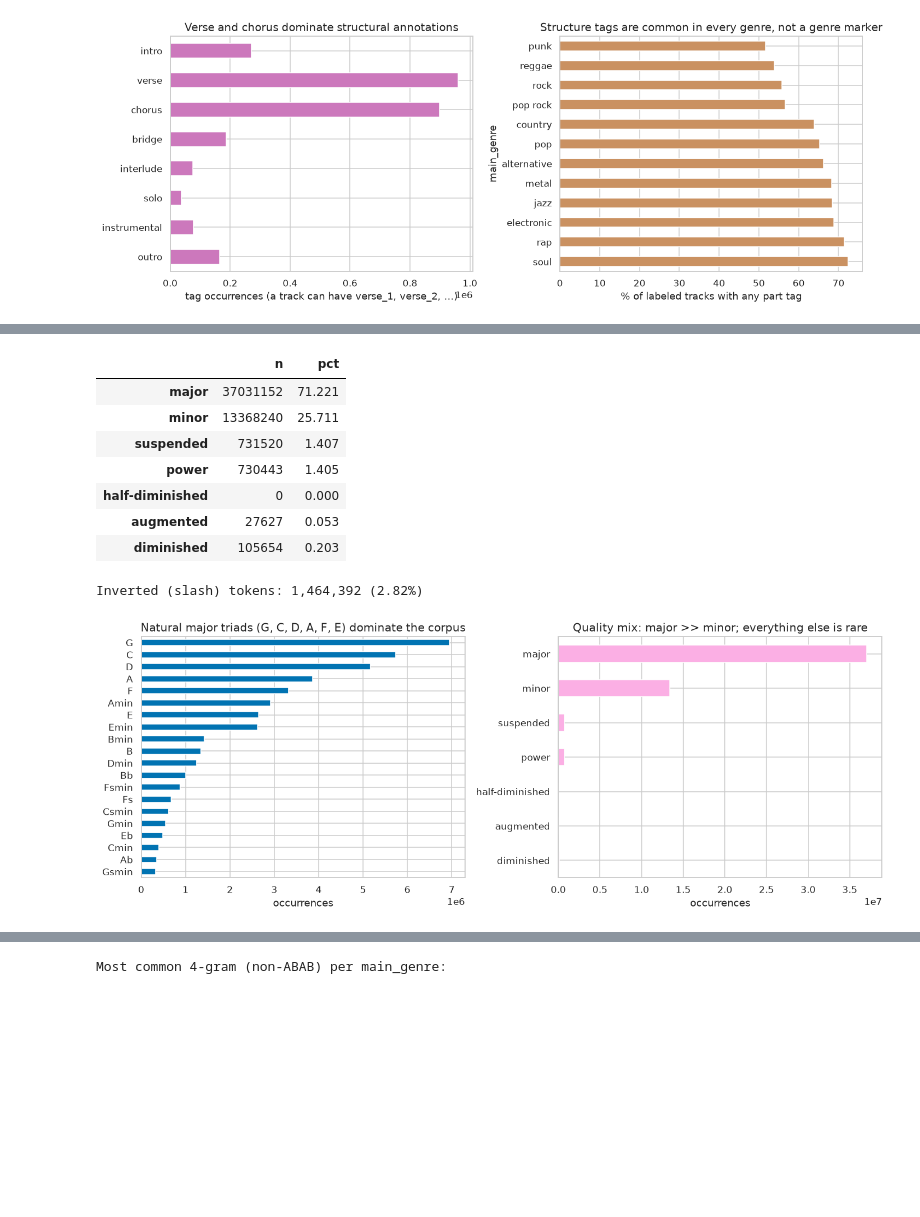
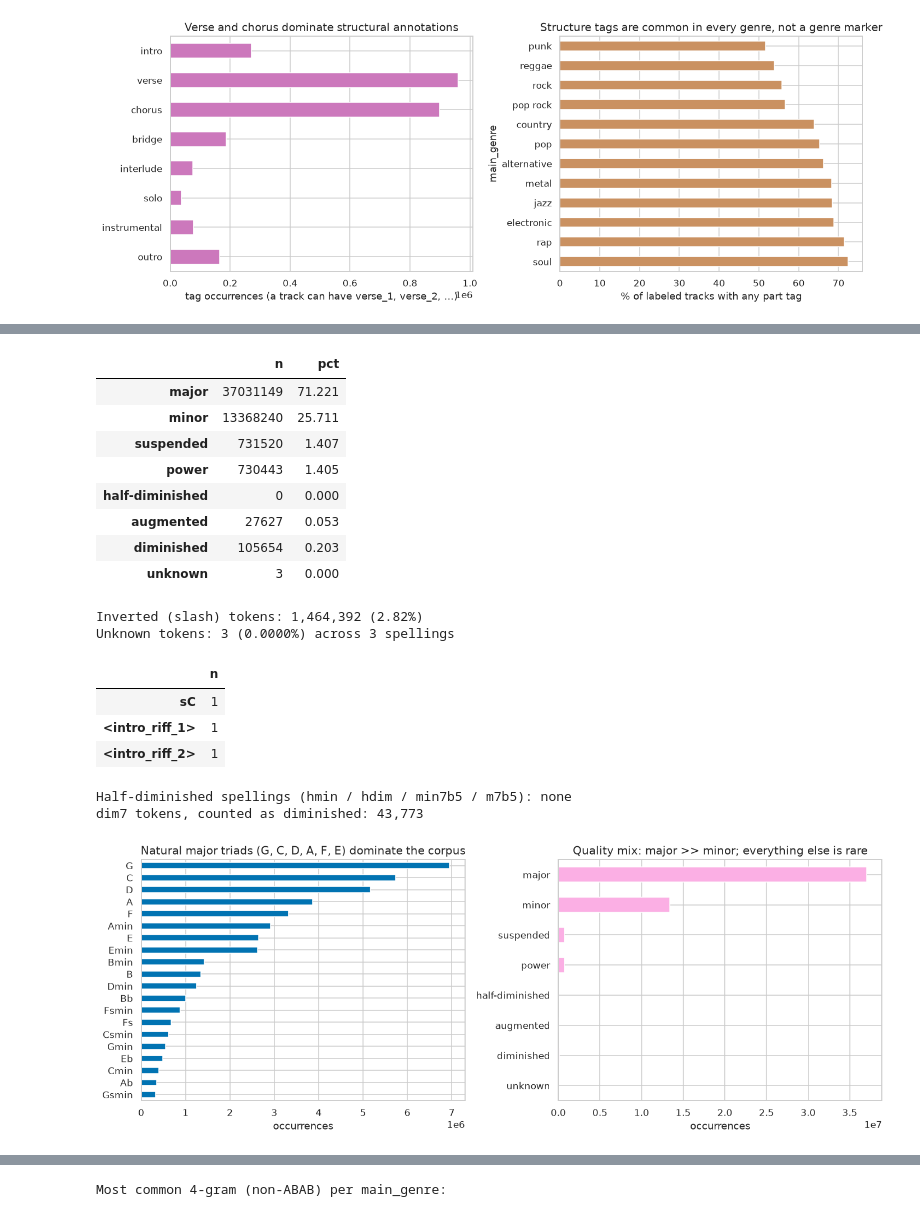
Before and after one commit to errodd/music_Chordonomicon_genre_predictor, a Jupyter notebook: notebooks/EDA.ipynb, the cells around one changed output, grey strips where cells are left out. Cells and saved outputs as stored; diff of their text form; code cells hidden in the pictures; blank space fills up the shorter version.

```diff
--- a/notebooks/EDA.ipynb
+++ b/notebooks/EDA.ipynb
@@ -815,15 +1006,47 @@ Then, on **labeled tracks only**, we compare quality mix and 4-gram overlap acro
 POWER_RE = re.compile(r"^[A-G]s?(?:no3|5)(?:d)?$", re.I)
 
 
+_SUFFIX_CHUNKS = (
+    "minmaj", "augmaj", "min7b5", "m7b5", "hmin", "hdim",
+    "min", "maj", "dim", "aug", "sus", "add", "no3",
+    "13", "11", "9", "7", "6", "5", "4", "2",
+    "b9", "b7", "b", "s", "d",
+)
+
+
+def _recognized_suffix(rest: str) -> bool:
+    # Peel known spelling chunks. A leftover means the token is not in the
+    # corpus language and must not be called major by default.
+    t = rest.lower()
+    while t:
+        for chunk in _SUFFIX_CHUNKS:
+            if t.startswith(chunk):
+                t = t[len(chunk):]
+                break
+        else:
+            return False
+    return True
+
+
 def chord_quality(token: str) -> str:
-    # Heuristic quality. Not Harte-complete; good enough for corpus-level mix.
+    # Root A-G, optional s/b accidental (sus is not a sharp). Slash chords
+    # use the triad on the left of /. Unrecognized tokens are unknown.
     core = token.split("/", 1)[0]
+    if not core or core[0] not in "ABCDEFG":
+        return "unknown"
+    rest = core[1:]
+    if rest and rest[0] in "bB":
+        rest = rest[1:]
+    elif rest and rest[0] in "sS" and not rest[1:].lower().startswith("us"):
+        rest = rest[1:]
+    if not _recognized_suffix(rest):
+        return "unknown"
     t = core.lower()
     if "sus" in t:
         return "suspended"
     if "aug" in t:
         return "augmented"
-    if "hmin" in t or "min7b5" in t:
+    if "hmin" in t or "hdim" in t or "min7b5" in t or "m7b5" in t:
         return "half-diminished"
     if "dim" in t:
         return "diminished"
@@ -835,41 +1058,76 @@ def chord_quality(token: str) -> str:
 
 
 quality_global: Counter[str] = Counter()
+unknown_examples: Counter[str] = Counter()
 n_inversions = 0
 for tok, cnt in global_chords.items():
-    quality_global[chord_quality(tok)] += cnt
+    q = chord_quality(tok)
+    quality_global[q] += cnt
+    if q == "unknown":
+        unknown_examples[tok] += cnt
     if "/" in tok:
         n_inversions += cnt
 
-q_order = ["major", "minor", "suspended", "power", "half-diminished", "augmented", "diminished"]
+q_order = ["major", "minor", "suspended", "power", "half-diminished", "augmented", "diminished", "unknown"]
 q_series = pd.Series({k: quality_global.get(k, 0) for k in q_order})
 q_tbl = q_series.rename("n").to_frame()
 q_tbl["pct"] = (100 * q_tbl["n"] / q_tbl["n"].sum()).round(3)
 display(q_tbl)
 print(f"Inverted (slash) tokens: {n_inversions:,} ({100 * n_inversions / sum(global_chords.values()):.2f}%)")
+
+n_unknown = int(sum(unknown_examples.values()))
+print(
+    f"Unknown tokens: {n_unknown:,} "
+    f"({100 * n_unknown / sum(quality_global.values()):.4f}%) "
+    f"across {len(unknown_examples):,} spellings"
+)
+if unknown_examples:
+    display(
+        pd.Series(unknown_examples, name="n")
+        .sort_values(ascending=False)
+        .head(20)
+        .to_frame()
+    )
+
+half_needles = ("hmin", "hdim", "min7b5", "m7b5")
+half_hits = {
+    tok: cnt for tok, cnt in global_chords.items()
+    if any(n in tok.lower() for n in half_needles)
+}
+dim7_n = sum(cnt for tok, cnt in global_chords.items() if "dim7" in tok.lower())
+print("Half-diminished spellings (hmin / hdim / min7b5 / m7b5):", half_hits or "none")
+print(f"dim7 tokens, counted as diminished: {dim7_n:,}")
 
 fig, axes = plt.subplots(1, 2, figsize=(13, 5))
 top20 = pd.Series(dict(global_chords.most_common(20))).sort_values()
 top20.plot(kind="barh", ax=axes[0], color=sns.color_palette("colorblind")[0])
 axes[0].set_title("Natural major triads (G, C, D, A, F, E) dominate the corpus")
 axes[0].set_xlabel("occurrences")
 q_series.plot(kind="barh", ax=axes[1], color=sns.color_palette("colorblind")[6])
 axes[1].invert_yaxis()
 axes[1].set_title("Quality mix: major >> minor; everything else is rare")
 axes[1].set_xlabel("occurrences")
 plt.tight_layout()
 plt.show()
 # %% [output]
 |  | n | pct |
-| major | 37031152 | 71.221 |
+| major | 37031149 | 71.221 |
 | minor | 13368240 | 25.711 |
 | suspended | 731520 | 1.407 |
 | power | 730443 | 1.405 |
 | half-diminished | 0 | 0.000 |
 | augmented | 27627 | 0.053 |
 | diminished | 105654 | 0.203 |
+| unknown | 3 | 0.000 |
 Inverted (slash) tokens: 1,464,392 (2.82%)
+Unknown tokens: 3 (0.0000%) across 3 spellings
+|  | n |
+| sC | 1 |
+| <intro_riff_1> | 1 |
+| <intro_riff_2> | 1 |
+Half-diminished spellings (hmin / hdim / min7b5 / m7b5): none
+dim7 tokens, counted as diminished: 43,773
-[figure, old version]
+[figure, new version]
 # %%
 # Second pass over labeled rows only: quality mix + 4-grams per genre.
 # Skipping ABAB 4-grams (C G C G) follows the paper's n-gram protocol.
```
Also changed, not shown: parts of 25 cells of this notebook, 2 other files.
